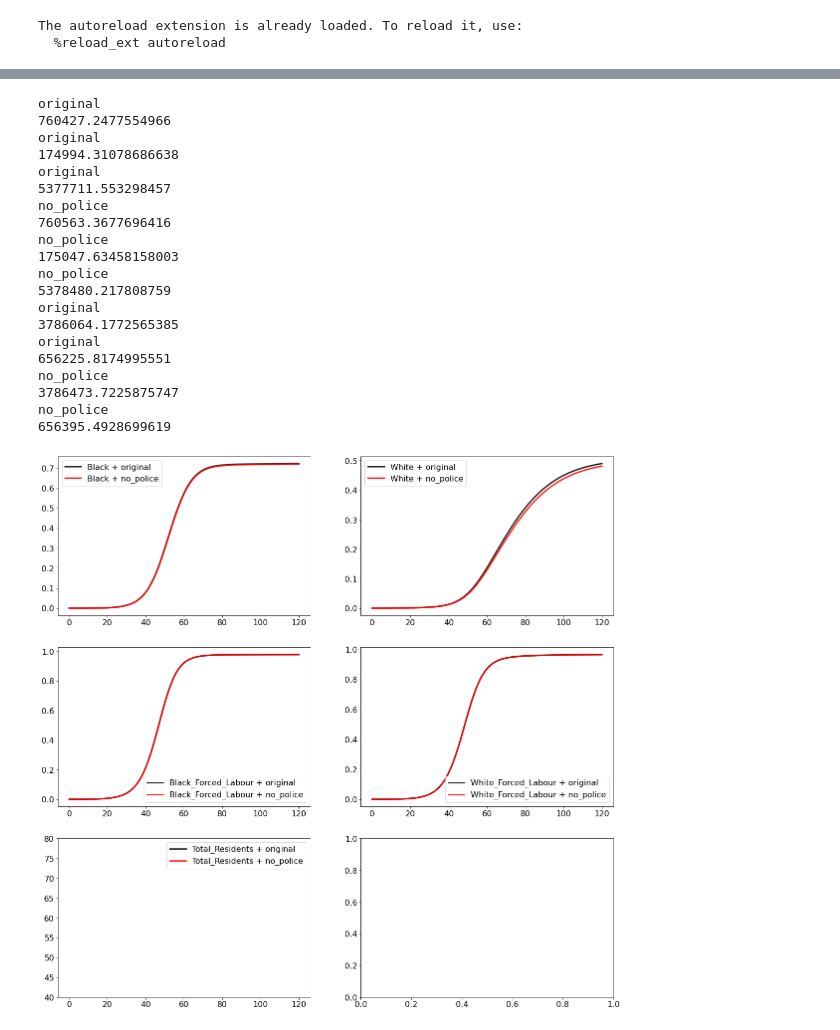
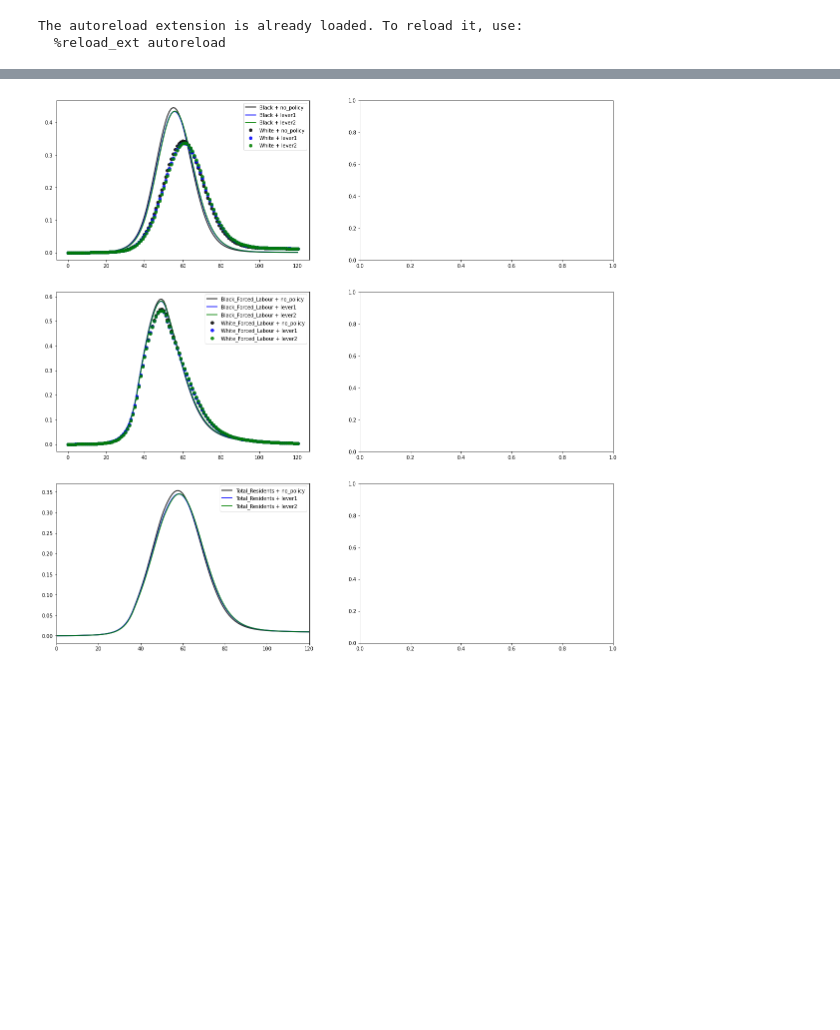
Before and after one commit to rachelwarren/CPE_Covid_Model, a Jupyter notebook: model/Model.ipynb, the cells around one changed output, grey strips where cells are left out. Saved outputs shown, nothing was run; the diff lists cells and outputs as text; code cells hidden in the pictures; blank space fills up the shorter version.

```diff
--- a/model/Model.ipynb
+++ b/model/Model.ipynb
@@ -108,16 +123,15 @@ infection_maps: a dictionary where the keys are stylized versions of a list of t
     values are infection_df's generated by these combinations of starting parameters
 pd.concat(pop_sizes): a DataFrame that is a stacked version of all pop_size_df's output by the various model runs
 """
-def run_models(policy_input_dirs, starting_params, prison_peak_date, days):
+def run_models(policy_input_dirs, starting_params, days):
     monster_summary_stats = pd.DataFrame({})
     infection_maps = {}
     s_maps = {}
     pop_sizes = []
     pc = 10 #police contacts
     pgrp = 17 #police group size. Eventually should parametrize of have the dif. uncertainty
-    prison_infection_rate = 0.35
     for policy_name, policy_input_path in policy_input_dirs.items():
-        params = starting_params.add_uncertainty_params(prison_infection_rate, pc, pgrp)
+        #params = starting_params.add_uncertainty_params(prison_infection_rate, pc, pgrp)
         contact_data_post_sip = pd.read_csv(
             os.path.join(policy_input_path, inputs.CONTACT_MATRIX_POST_SIP)).set_index('Group_Name')
 
@@ -133,16 +147,16 @@ def run_models(policy_input_dirs, starting_params, prison_peak_date, days):
             summary, infection_df, s_df, pop_size_df = run.run_policy_intervention(policy_name,
                 policy_input_path, starting_params, days,
                 group_size_data, contact_data_pre_SIP,
-                contact_data_post_sip, prison_peak_date, group_size_2, prison_lockdown_date)
+                contact_data_post_sip, group_size_2, prison_lockdown_date)
         elif policy_name == inputs.LEVER_2_FOLDER:
                summary, infection_df, s_df, pop_size_df = run.run_policy_intervention(policy_name,
                 policy_input_path, starting_params, days,
                 group_size_data, contact_data_pre_SIP,
-                contact_data_post_sip, prison_peak_date)
+                contact_data_post_sip)
         else:
             summary, infection_df, s_df, pop_size_df = run.run_models(
                 policy_input_path, starting_params, days, group_size_data,contact_data_pre_SIP,
-                        contact_data_post_sip, prison_peak_date)
+                        contact_data_post_sip)
 
         infection_maps[policy_name] = infection_df
         s_maps[policy_name] = s_df
@@ -291,2 +302,0 @@ summary_stats[summary_stats['Policy_Lever'] == 'no_policy'].loc[['White']][['mod
-# %%
-infection_no_policy = infection_maps['no_policy']
@@ -378,57 +384,34 @@ Name: Black, Length: 121, dtype: float64
 # %%
-model_colors = {
-    'original' : 'k',
-   # 'eq_forced_labour': 'p',
-  #  'no_prison': 'b',
-    'no_police': 'g'
-   # 'no_prison_or_police': 'r'
-#     'no_forced_labour' : 'orange'
-}
-
-def plot_infection_number_seperate_race(ax,i,infections_df, group_size, groups, color_column, color_key):
+def plot_infection_number(ax,i,infections_df, group_size, groups, color_column, color_key):
     for k, v in color_key.items():
         df = infections_df[infections_df[color_column] == k]
         for j in range(0, len(groups)):
             group = groups[j]
-            print(k)
-            print(df[group].iloc[30])
             label_name = f'{group} + {k}'
-            ax[j,i].plot(df['Day'].values, 1 - df[group]/group_size[group], v, alpha=0.85, lw=3, label = label_name)
+            ax[j,i].plot(df['Day'].values, df[group]/group_size[group], v, alpha=0.85, lw=2, label = label_name)
             ax[j,i].legend()
-            #ax[j,i].set_xlim(30, 50)
-
-
 
 fig, ax  = plt.subplots(3, 2, figsize = (20, 20))
 
-plot_infection_number_seperate_race(ax, 0, s_maps['no_policy'], p, ['Black', 'Black_Forced_Labour', 'Total_Residents'], 'model_name', {
-    'original' : 'k',
-    'no_police': 'r'} )
-plot_infection_number_seperate_race(ax, 1, s_maps['no_policy'], p, ['White', 'White_Forced_Labour'], 'model_name', {
-    'original' : 'k',
-    'no_police': 'r'} )
-ax[2,0].set_ylim(0,0.3)
-ax[2,0].set_ylim(40, 80)
+plot_infection_number(ax, 0, infection_no_policy[infection_no_policy['model_name'] == 'original'],
+                                    p, ['Black', 'Black_Forced_Labour', 'Total_Residents'], 'Policy_Lever', {
+    'no_policy' : 'k'} )
+
+plot_infection_number(ax, 0, infection_maps['lever1'],
+                                    p, ['Black', 'Black_Forced_Labour', 'Total_Residents'], 'Policy_Lever', {'lever1' : 'b'} )
+
+plot_infection_number(ax, 0, infection_maps['lever2'], p, ['Black', 'Black_Forced_Labour', 'Total_Residents'], 'Policy_Lever', {'lever2' : 'g'})
+
+
+plot_infection_number(ax, 0, infection_no_policy[infection_no_policy['model_name'] == 'original'],
+                                    p, ['White', 'White_Forced_Labour'], 'Policy_Lever', {
+    'no_policy' : 'ko'} )
+plot_infection_number(ax, 0, infection_maps['lever1'],
+                                    p, ['White', 'White_Forced_Labour'], 'Policy_Lever', {'lever1' : 'bo'} )
+
+plot_infection_number(ax, 0, infection_maps['lever2'], p, ['White', 'White_Forced_Labour'], 'Policy_Lever', {'lever2' : 'go'})
+#ax[2,0].set_ylim(0.1,0.25)
+ax[2,0].set_xlim(0,120)
 plt.show()
 # %% [output]
-original
-760427.2477554966
-original
-174994.31078686638
-original
-5377711.553298457
-no_police
-760563.3677696416
-no_police
-175047.63458158003
-no_police
-5378480.217808759
-original
-3786064.1772565385
-original
-656225.8174995551
-no_police
-3786473.7225875747
-no_police
-656395.4928699619
-[figure, old version]
+[figure, new version]
```
Also changed, not shown: parts of 26 cells of this notebook, 3 other files.
